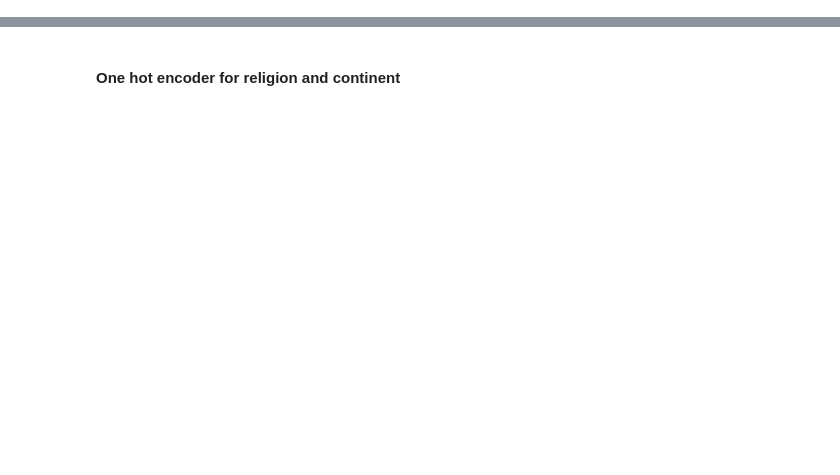
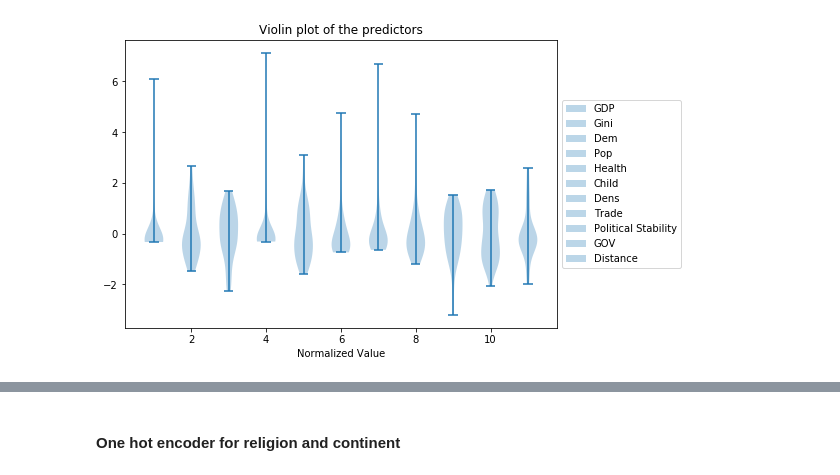
Before and after one commit to MasterFinHEC/ADA_Project, a Jupyter notebook: Covid_Analysis_Start.ipynb, the cells around one changed output, grey strips where cells are left out. Cells and saved outputs as stored; diff of their text form; code cells hidden in the pictures; blank space fills up the shorter version.

```diff
--- a/Covid_Analysis_Start.ipynb
+++ b/Covid_Analysis_Start.ipynb
@@ -495,0 +52,7 @@ X = allData.loc[:,['Total','GDP', 'Gini', 'Dem', 'Pop', 'Health','Child',
+# %%
+# Importing our Data class
+import os
+os.chdir('C:/Users/Benjamin/OneDrive/Documents/GitHub/ADA_Project')
+from LoadingData import data
+Dataset = data()
+Dataset.loadData()
@@ -495,0 +104,22 @@ X = allData.loc[:,['Total','GDP', 'Gini', 'Dem', 'Pop', 'Health','Child',
+# %%
+# Data to plot
+toPlot = Dataset.X.drop('Continent',axis=1).astype(float)
+toPlot =(toPlot-toPlot.mean())/toPlot.std()
+
+# Instance of the figure
+fig = plt.figure()
+
+# Create an axes instance
+ax = fig.add_axes([0,0,1,1])
+
+# Create the boxplot
+bp = ax.violinplot(toPlot.astype(float).transpose())
+ax.set_xlabel('Predictors')
+ax.set_xlabel('Normalized Value')
+ax.set_title('Violin plot of the predictors')
+ax.legend(toPlot.columns,loc='center left', bbox_to_anchor=(1, 0.5))
+plt.show()
+
+del toPlot
+# %% [output]
+[figure, added]
```
Also changed, not shown: parts of 126 cells of this notebook, 11 other files.
